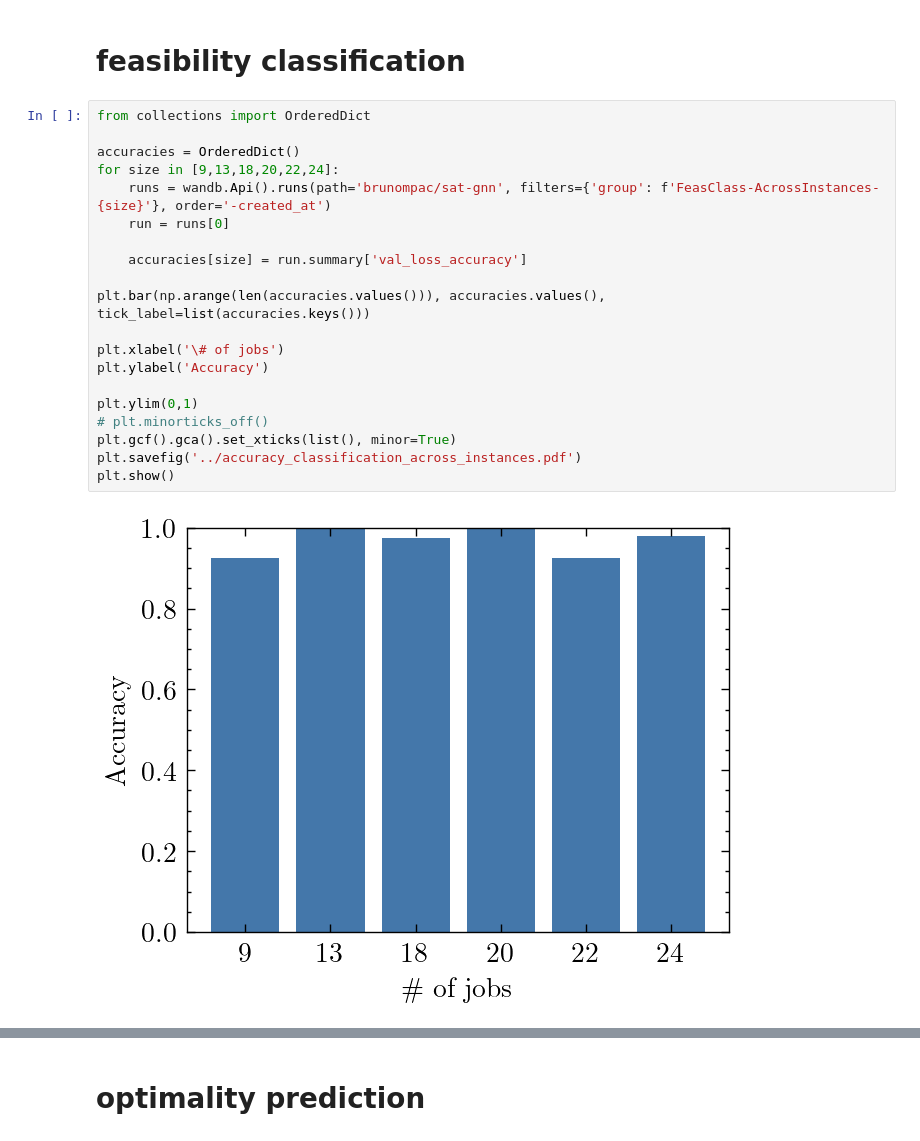
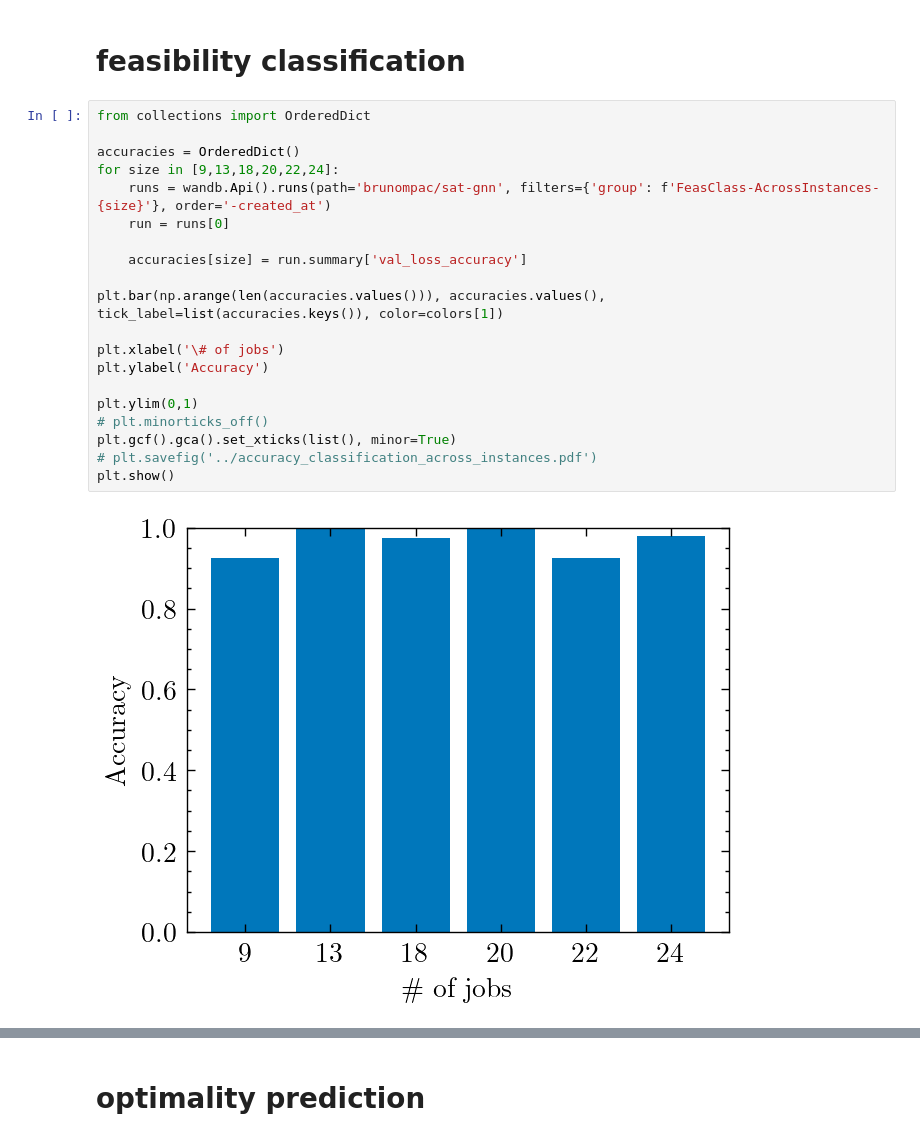
Before and after one commit to gos-ufsc/sat-gnn, a Jupyter notebook: notebooks/6.0-bmp-paper.plots.ipynb, the cells around one changed output, grey strips where cells are left out. Saved outputs shown, nothing was run; the diff lists cells and outputs as text.

Commit message:
new plots for revised manuscript

```diff
--- a/notebooks/6.0-bmp-paper.plots.ipynb
+++ b/notebooks/6.0-bmp-paper.plots.ipynb
@@ -75,22 +174,22 @@ Academic license - for non-commercial use only - expires 2024-02-10
 # %%
 from collections import OrderedDict
 
 accuracies = OrderedDict()
 for size in [9,13,18,20,22,24]:
     runs = wandb.Api().runs(path='brunompac/sat-gnn', filters={'group': f'FeasClass-AcrossInstances-{size}'}, order='-created_at')
     run = runs[0]
 
     accuracies[size] = run.summary['val_loss_accuracy']
 
-plt.bar(np.arange(len(accuracies.values())), accuracies.values(), tick_label=list(accuracies.keys()))
+plt.bar(np.arange(len(accuracies.values())), accuracies.values(), tick_label=list(accuracies.keys()), color=colors[1])
 
 plt.xlabel('\# of jobs')
 plt.ylabel('Accuracy')
 
 plt.ylim(0,1)
 # plt.minorticks_off()
 plt.gcf().gca().set_xticks(list(), minor=True)
-plt.savefig('../accuracy_classification_across_instances.pdf')
+# plt.savefig('../accuracy_classification_across_instances.pdf')
 plt.show()
 # %% [output]
-[figure, old version]
+[figure, new version]
```
Also changed, not shown: parts of 29 cells of this notebook.
